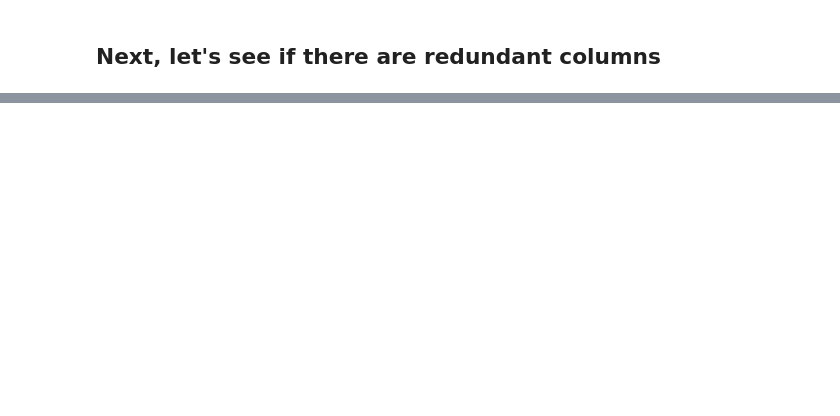
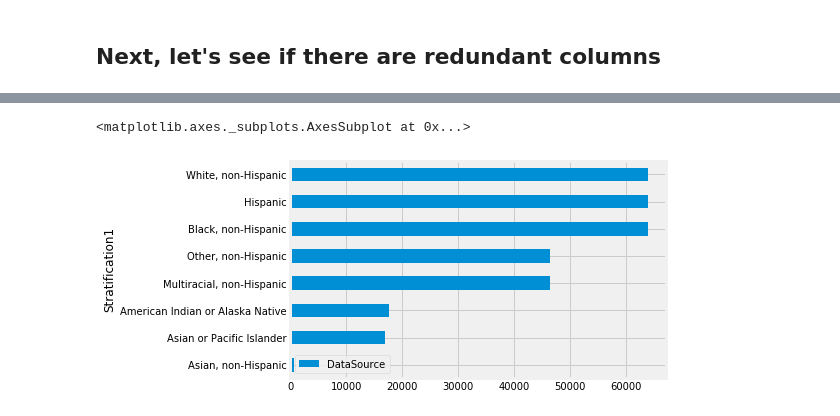
Before and after one commit to djleung/DataHacks_2020_public, a Jupyter notebook: Initial_Data_Exploration.ipynb, the cells around one changed output, grey strips where cells are left out. Drawn from its saved outputs; the diff is of its cells as text; code cells hidden in the pictures; blank space fills up the shorter version.

```diff
--- a/Initial_Data_Exploration.ipynb
+++ b/Initial_Data_Exploration.ipynb
@@ -402,0 +366,10 @@ Name: DataValueType, Length: 11, dtype: int64
+# %%
+# Subset the dataset into different stratification categories
+stratification_category_1 = Chronic_Diseases[Chronic_Diseases.get("StratificationCategory1") == 'Race/Ethnicity']
+stratification_category_2 = Chronic_Diseases[Chronic_Diseases.get("StratificationCategory1") == 'Gender']
+stratification_category_3 = Chronic_Diseases[Chronic_Diseases.get("StratificationCategory1") == 'Overall']
+# %%
+stratification_category_1.groupby("Stratification1").count().sort_values("DataSource").plot(kind='barh', y='DataSource')
+# %% [output]
+<matplotlib.axes._subplots.AxesSubplot at 0x...>
+[figure, added]
```
Also changed, not shown: parts of 60 cells of this notebook.
